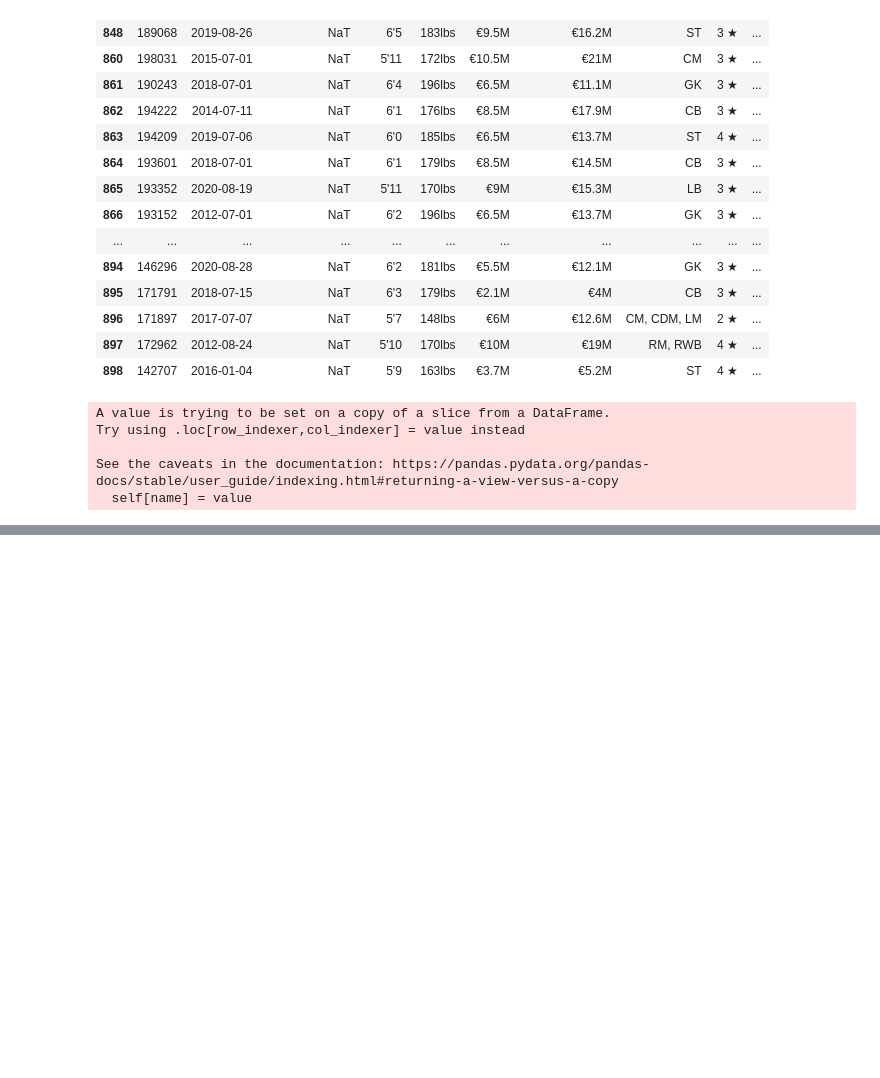
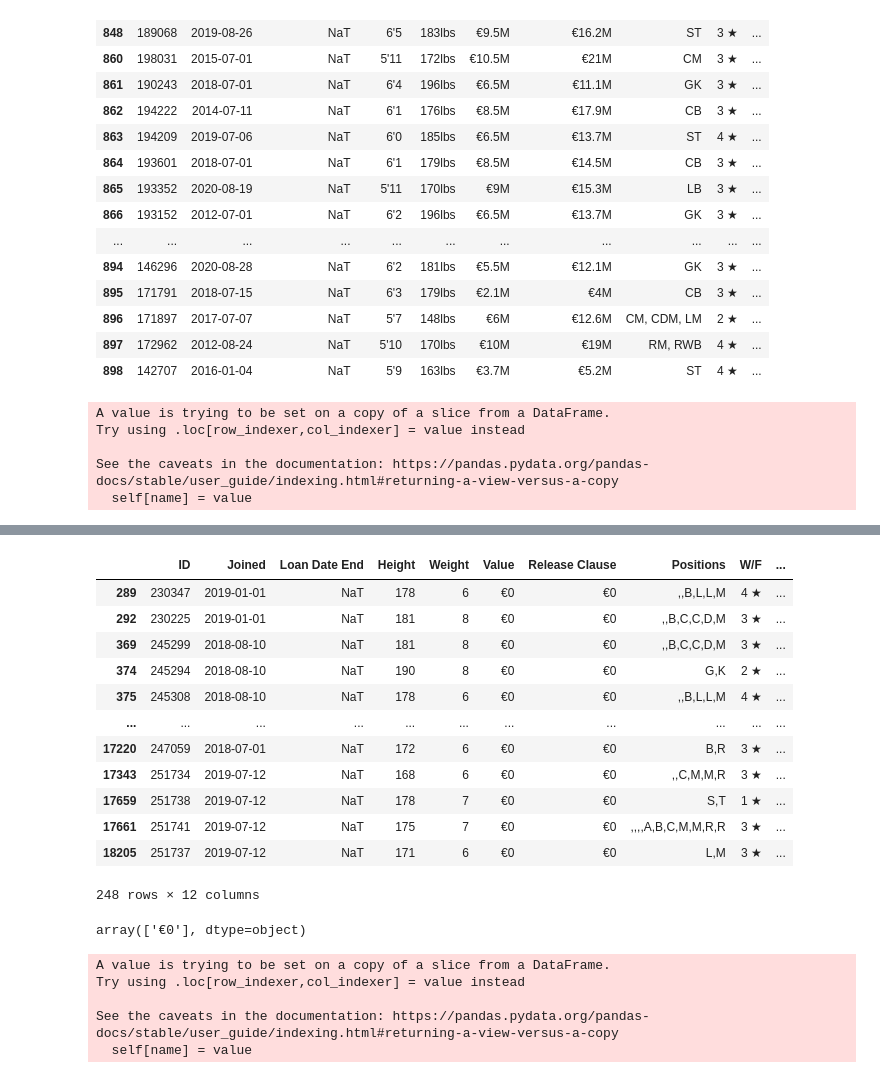
Before and after one commit to AkintolaOlasubomi/-Datacleaningchallenge, a Jupyter notebook: Datacleaningchallenge.ipynb, the cells around one changed output, grey strips where cells are left out. Cells and saved outputs as stored; diff of their text form; code cells hidden in the pictures; blank space fills up the shorter version.

```diff
--- a/Datacleaningchallenge.ipynb
+++ b/Datacleaningchallenge.ipynb
@@ -465,0 +596,35 @@ fifa_dirty
+# %%
+#checking for values without m or k
+fifa_dirty[~fifa_dirty.Value.str.contains('M|K')]
+# %% [output]
+|  | ID | Joined | Loan Date End | Height | Weight | Value | Release Clause | Positions | W/F | ... |
+| 289 | 230347 | 2019-01-01 | NaT | 178 | 6 | €0 | €0 | ,,B,L,L,M | 4 ★ | ... |
+| 292 | 230225 | 2019-01-01 | NaT | 181 | 8 | €0 | €0 | ,,B,C,C,D,M | 3 ★ | ... |
+| 369 | 245299 | 2018-08-10 | NaT | 181 | 8 | €0 | €0 | ,,B,C,C,D,M | 3 ★ | ... |
+| 374 | 245294 | 2018-08-10 | NaT | 190 | 8 | €0 | €0 | G,K | 2 ★ | ... |
+| 375 | 245308 | 2018-08-10 | NaT | 178 | 6 | €0 | €0 | ,,B,L,L,M | 4 ★ | ... |
+| ... | ... | ... | ... | ... | ... | ... | ... | ... | ... | ... |
+| 17220 | 247059 | 2018-07-01 | NaT | 172 | 6 | €0 | €0 | B,R | 3 ★ | ... |
+| 17343 | 251734 | 2019-07-12 | NaT | 168 | 6 | €0 | €0 | ,,C,M,M,R | 3 ★ | ... |
+| 17659 | 251738 | 2019-07-12 | NaT | 178 | 7 | €0 | €0 | S,T | 1 ★ | ... |
+| 17661 | 251741 | 2019-07-12 | NaT | 175 | 7 | €0 | €0 | ,,,,A,B,C,M,M,R,R | 3 ★ | ... |
+| 18205 | 251737 | 2019-07-12 | NaT | 171 | 6 | €0 | €0 | L,M | 3 ★ | ... |
+248 rows × 12 columns
+# %%
+# number of unique values without m or k
+fifa_dirty[~fifa_dirty.Value.str.contains('M|K')].Value.unique()
+# %% [output]
+array(['€0'], dtype=object)
+# %%
+fifa_dirty.Value = fifa_dirty.Value.apply(lambda x:
+                                          float(x[1:-1]) * 1000000 if 'M' in x
+                                            else (float(x[1:-1]) * 1000 if 'K' in x
+                                            else 0
+                                                 )
+                                         )
+# %% [output]
+A value is trying to be set on a copy of a slice from a DataFrame.
+Try using .loc[row_indexer,col_indexer] = value instead
+
+See the caveats in the documentation: https://pandas.pydata.org/pandas-docs/stable/user_guide/indexing.html#returning-a-view-versus-a-copy
+  self[name] = value
```
Also changed, not shown: parts of 36 cells of this notebook.
